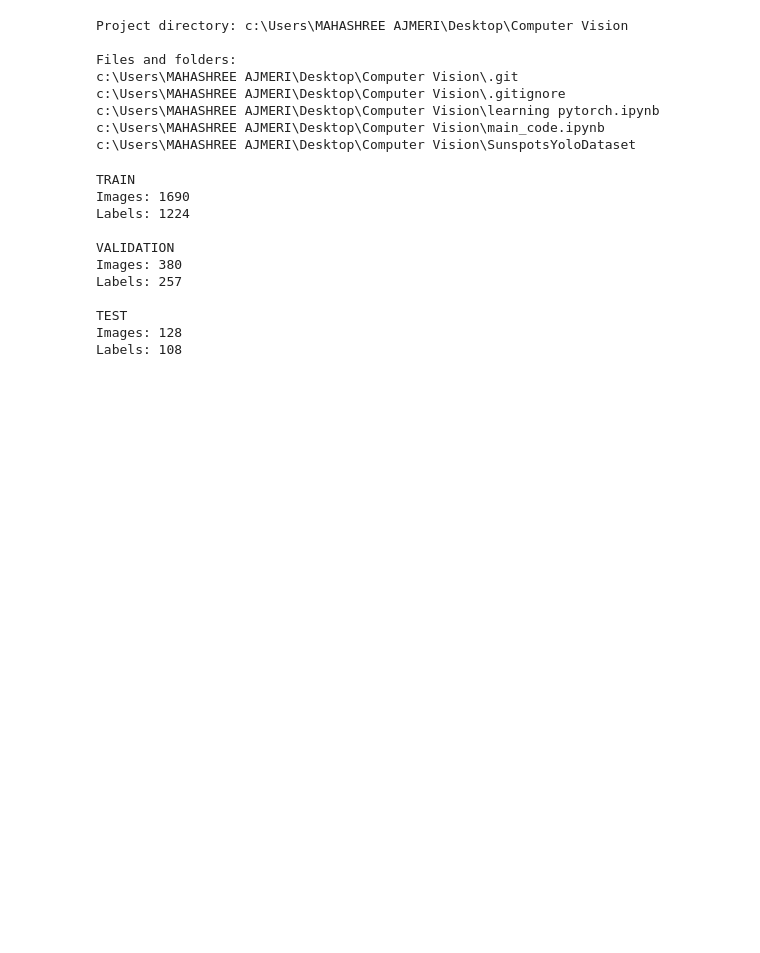
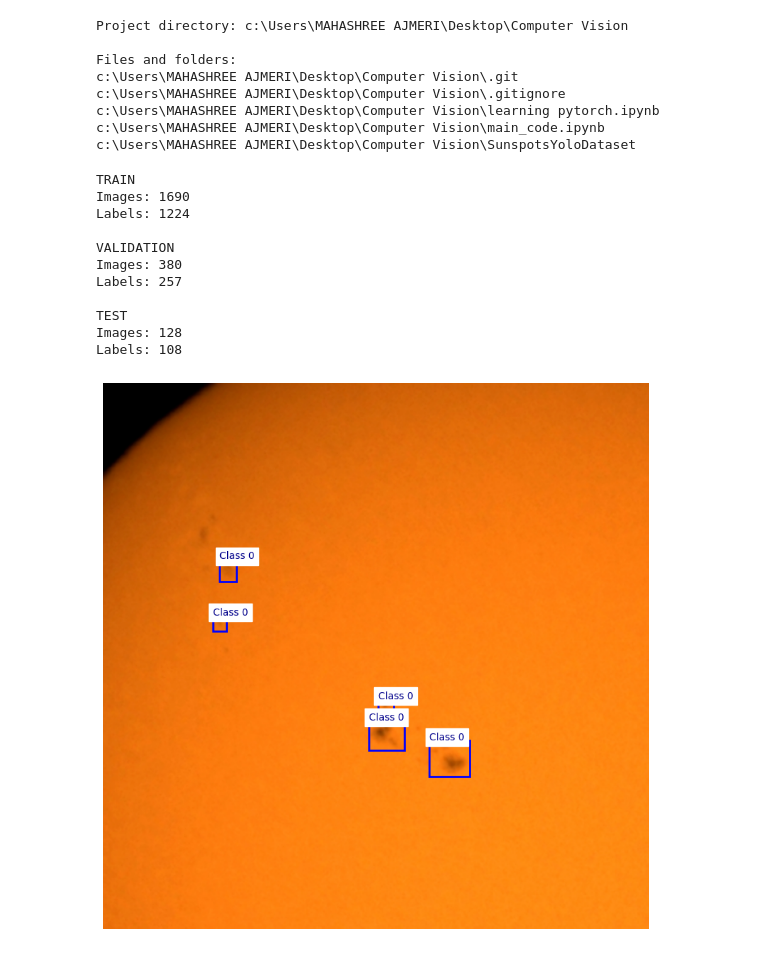
Before and after one commit to mahashreeajmeri/Computer-Vision, a Jupyter notebook: main_code.ipynb, the cells around one changed output. Drawn from its saved outputs; the diff is of its cells as text; code cells hidden in the pictures; blank space fills up the shorter version.

Commit message:
check bbox in first image

```diff
--- a/main_code.ipynb
+++ b/main_code.ipynb
@@ -41,3 +41,16 @@ Labels: 257
 TEST
 Images: 128
 Labels: 108
+# %%
+from src.dataset_utils import visualize_annotations
+
+train_images= PROJECT_DIR / "SunspotsYoloDataset" / "train" / "images"
+train_labels= PROJECT_DIR / "SunspotsYoloDataset"/ "train" / "labels"
+
+image_files = sorted(train_images.glob("*.jpg"))
+first_image = image_files[0]
+first_label = train_labels / f"{first_image.stem}.txt"
+
+visualize_annotations(first_image, first_label)
+# %% [output]
+[figure, added]
```
